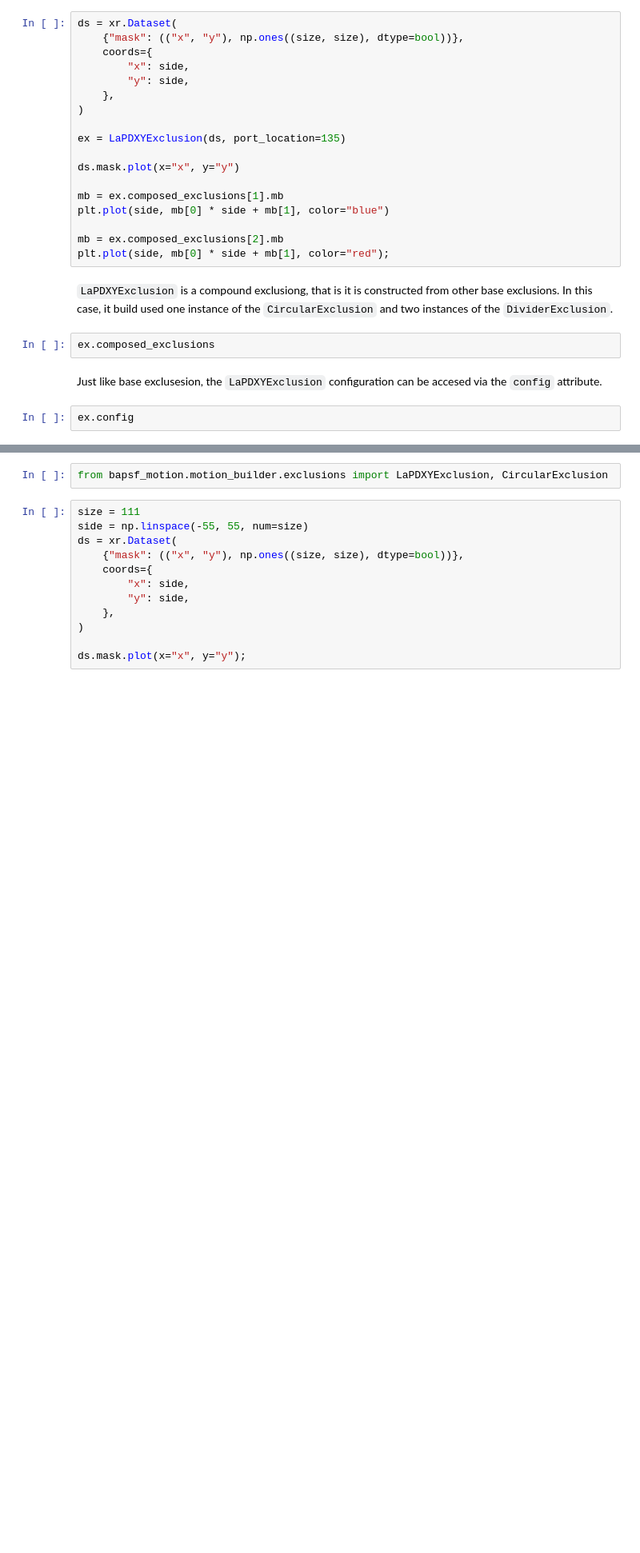
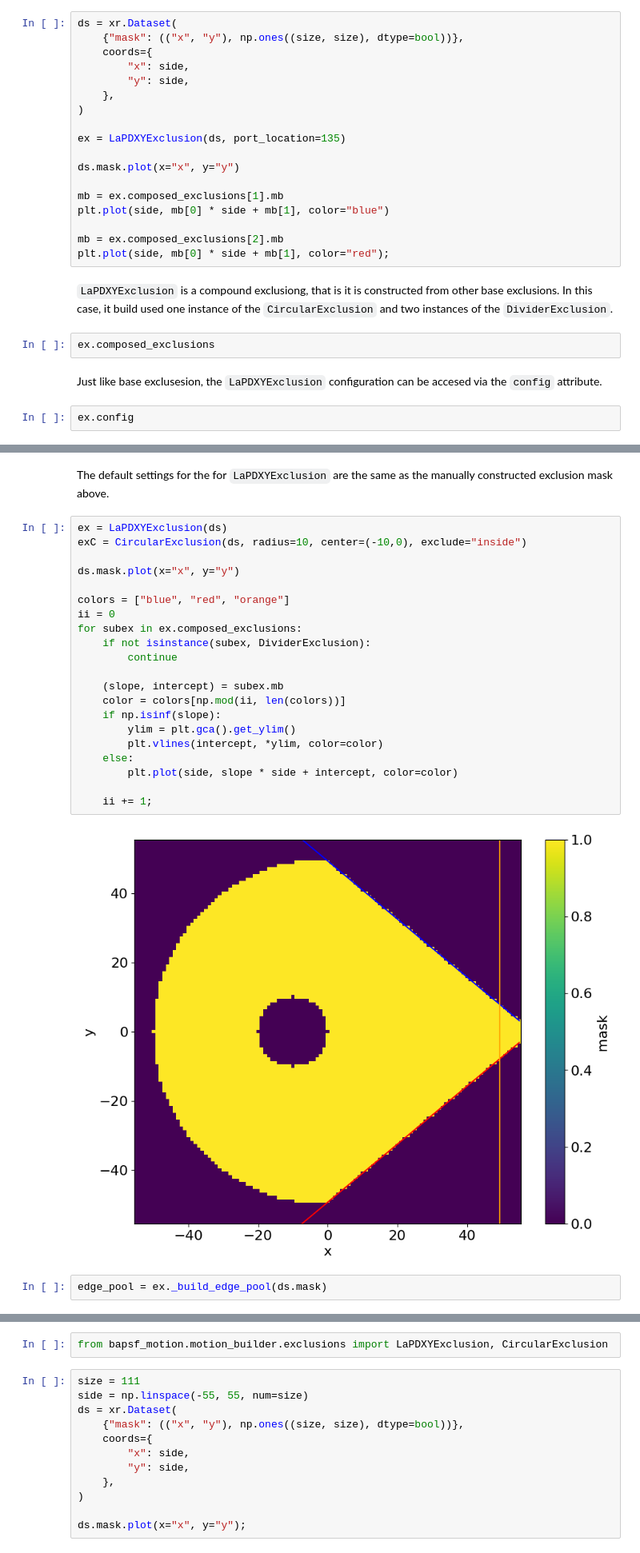
Before and after one commit to BaPSF/bapsf_motion, a Jupyter notebook: docs/notebooks/motion_list/exclusion_lapd_XY.ipynb, the cells around one changed output, grey strips where cells are left out. Shown at 80% size. Saved outputs shown, nothing was run; the diff lists cells and outputs as text; blank space fills up the shorter version.

```diff
--- a/docs/notebooks/motion_list/exclusion_lapd_XY.ipynb
+++ b/docs/notebooks/motion_list/exclusion_lapd_XY.ipynb
@@ -172,0 +209,27 @@ ex.config
+# %% [markdown]
+The default settings for the for `LaPDXYExclusion` are the same as the manually constructed exclusion mask above.
+# %%
+ex = LaPDXYExclusion(ds)
+exC = CircularExclusion(ds, radius=10, center=(-10,0), exclude="inside")
+
+ds.mask.plot(x="x", y="y")
+
+colors = ["blue", "red", "orange"]
+ii = 0
+for subex in ex.composed_exclusions:
+    if not isinstance(subex, DividerExclusion):
+        continue
+
+    (slope, intercept) = subex.mb
+    color = colors[np.mod(ii, len(colors))]
+    if np.isinf(slope):
+        ylim = plt.gca().get_ylim()
+        plt.vlines(intercept, *ylim, color=color)
+    else:
+        plt.plot(side, slope * side + intercept, color=color)
+
+    ii += 1;
+# %% [output]
+[figure, added]
+# %%
+edge_pool = ex._build_edge_pool(ds.mask)
```
Also changed, not shown: parts of 10 cells of this notebook, 1 other file.
